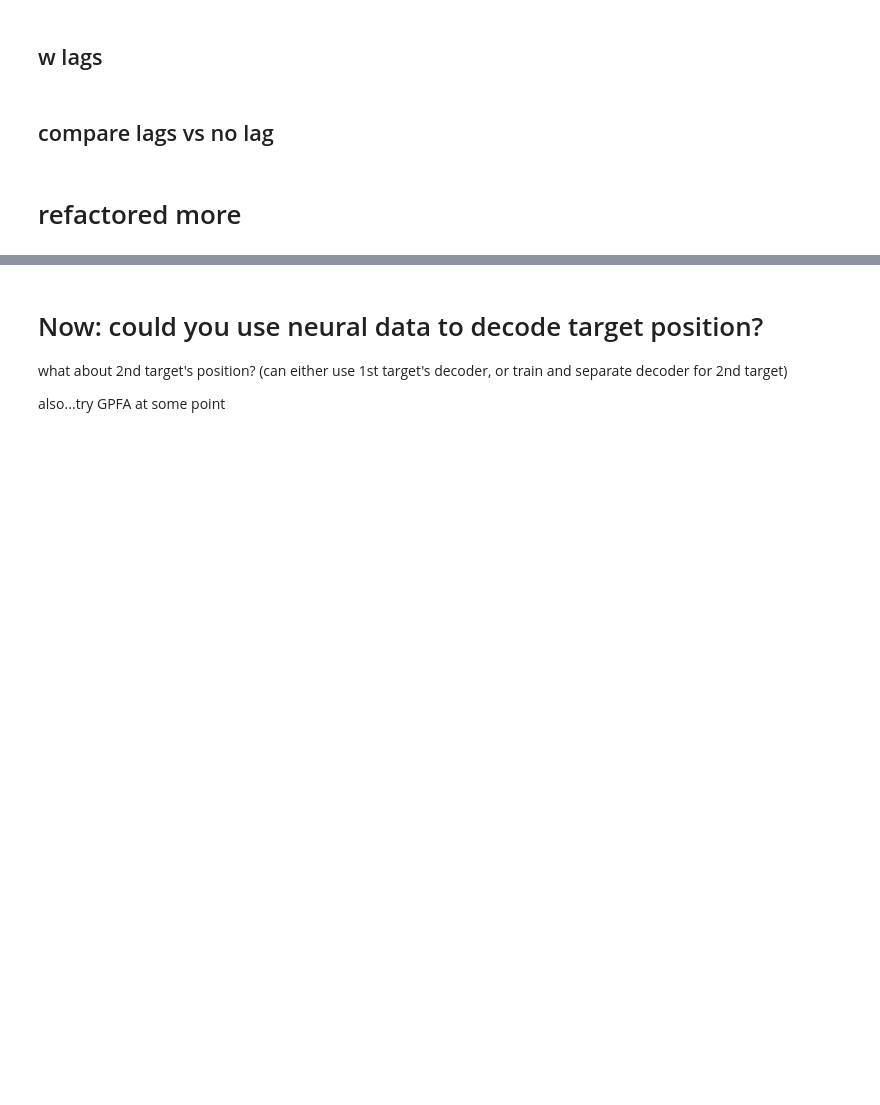
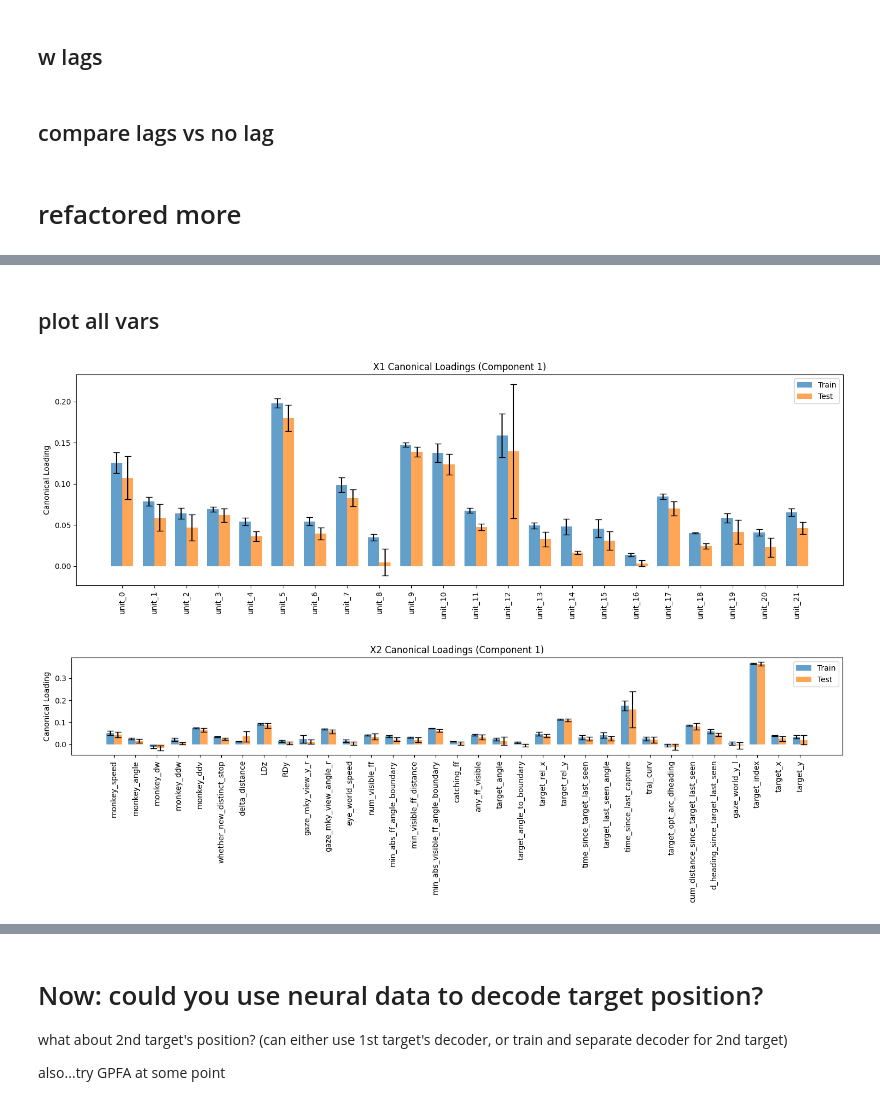
Before and after one commit to CiciDu/multiff_analysis, a Jupyter notebook: notebooks/neural_data_analysis/decoding_current_targets/decoding_current_targets_CCA.ipynb, the cells around one changed output, grey strips where cells are left out. Cells and saved outputs as stored; diff of their text form; code cells hidden in the pictures; blank space fills up the shorter version.

```diff
--- a/notebooks/neural_data_analysis/decoding_current_targets/decoding_current_targets_CCA.ipynb
+++ b/notebooks/neural_data_analysis/decoding_current_targets/decoding_current_targets_CCA.ipynb
@@ -325,0 +494,30 @@ print(w_y)
+# %% [markdown]
+## plot all vars
+# %%
+import matplotlib.pyplot as plt
+
+# Use your variable names if available, otherwise use generic names
+x1_labels = getattr(cca_no_lag.X1, 'columns', [f'X1_{i+1}' for i in range(mean_X1_train.shape[0])])
+x2_labels = getattr(cca_no_lag.X2, 'columns', [f'X2_{i+1}' for i in range(mean_X2_train.shape[0])])
+
+component = 0  # first canonical component
+
+def plot_loadings(mean_train, std_train, mean_test, std_test, labels, title):
+    x = np.arange(len(labels))
+    width = 0.35
+    fig, ax = plt.subplots(figsize=(15, 5))
+    ax.bar(x - width/2, mean_train[:, component], width, yerr=std_train[:, component], label='Train', alpha=0.7, capsize=4)
+    ax.bar(x + width/2, mean_test[:, component], width, yerr=std_test[:, component], label='Test', alpha=0.7, capsize=4)
+    ax.set_xticks(x)
+    ax.set_xticklabels(labels, rotation=90)
+    ax.set_ylabel('Canonical Loading')
+    ax.set_title(title)
+    ax.legend()
+    plt.tight_layout()
+    plt.show()
+
+plot_loadings(mean_X1_train, std_X1_train, mean_X1_test, std_X1_test, x1_labels, 'X1 Canonical Loadings (Component 1)')
+plot_loadings(mean_X2_train, std_X2_train, mean_X2_test, std_X2_test, x2_labels, 'X2 Canonical Loadings (Component 1)')
+# %% [output]
+[figure, added]
+[figure, added]
```
Also changed, not shown: parts of 43 cells of this notebook, 16 other files.
